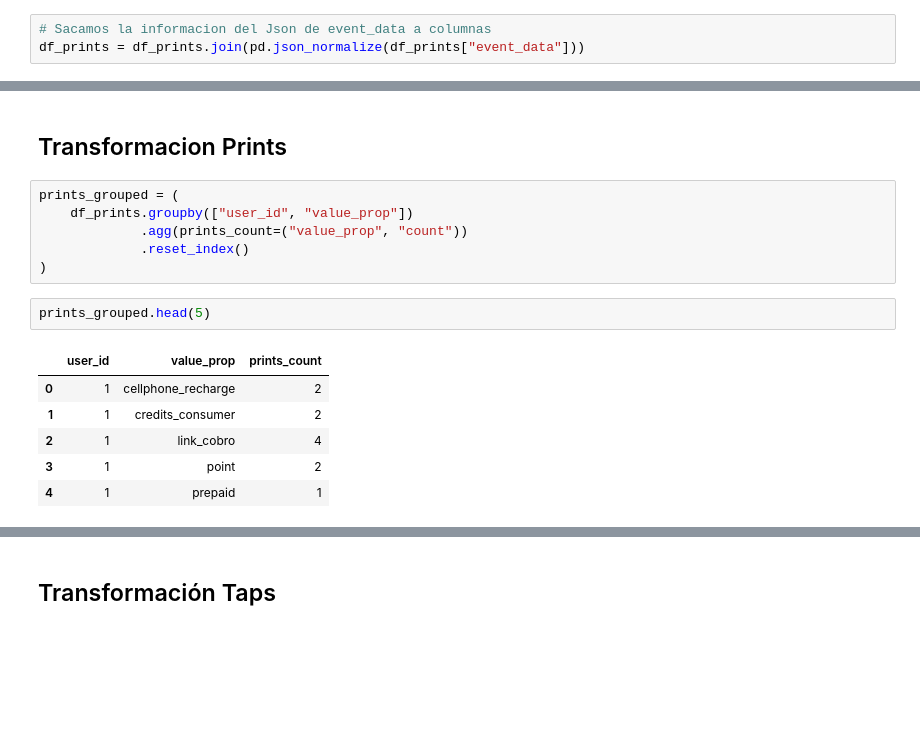
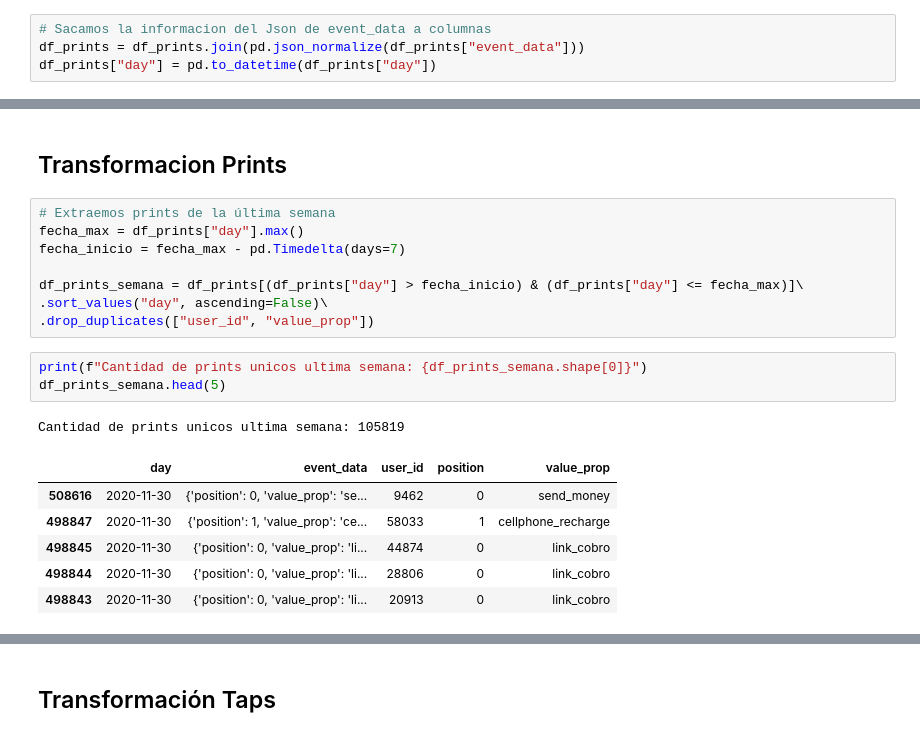
Before and after one commit to jdgarciac123/ml-pipeline-pruebaDE, a Jupyter notebook: notebooks/Notebook_prueba_tablas.ipynb, the cells around one changed output, grey strips where cells are left out. Drawn from its saved outputs; the diff is of its cells as text; blank space fills up the shorter version.

Commit message:
Ultimas modificaciones del proyecto

```diff
--- a/notebooks/Notebook_prueba_tablas.ipynb
+++ b/notebooks/Notebook_prueba_tablas.ipynb
@@ -50,6 +50,7 @@ memory usage: 15.5+ MB
 # %%
 # Sacamos la informacion del Json de event_data a columnas
 df_prints = df_prints.join(pd.json_normalize(df_prints["event_data"]))
+df_prints["day"] = pd.to_datetime(df_prints["day"])
 # %%
 df_prints.head(5)
 # %% [output]
@@ -118,18 +122,22 @@ Dimensiones del dataset Payments: (756483, 4)
 # Transformaciones Tablas
 # %% [markdown]
 ## Transformacion Prints
-# %%
-prints_grouped = (
-    df_prints.groupby(["user_id", "value_prop"])
-             .agg(prints_count=("value_prop", "count"))
-             .reset_index()
-)
-# %%
-prints_grouped.head(5)
-# %% [output]
-|  | user_id | value_prop | prints_count |
-| 0 | 1 | cellphone_recharge | 2 |
-| 1 | 1 | credits_consumer | 2 |
-| 2 | 1 | link_cobro | 4 |
-| 3 | 1 | point | 2 |
-| 4 | 1 | prepaid | 1 |
+# %%
+# Extraemos prints de la última semana
+fecha_max = df_prints["day"].max()
+fecha_inicio = fecha_max - pd.Timedelta(days=7)
+
+df_prints_semana = df_prints[(df_prints["day"] > fecha_inicio) & (df_prints["day"] <= fecha_max)]\
+.sort_values("day", ascending=False)\
+.drop_duplicates(["user_id", "value_prop"])
+# %%
+print(f"Cantidad de prints unicos ultima semana: {df_prints_semana.shape[0]}")
+df_prints_semana.head(5)
+# %% [output]
+Cantidad de prints unicos ultima semana: 105819
+|  | day | event_data | user_id | position | value_prop |
+| 508616 | 2020-11-30 | {'position': 0, 'value_prop': 'se... | 9462 | 0 | send_money |
+| 498847 | 2020-11-30 | {'position': 1, 'value_prop': 'ce... | 58033 | 1 | cellphone_recharge |
+| 498845 | 2020-11-30 | {'position': 0, 'value_prop': 'li... | 44874 | 0 | link_cobro |
+| 498844 | 2020-11-30 | {'position': 0, 'value_prop': 'li... | 28806 | 0 | link_cobro |
+| 498843 | 2020-11-30 | {'position': 0, 'value_prop': 'li... | 20913 | 0 | link_cobro |
```
Also changed, not shown: parts of 61 cells of this notebook, 10 other files.
